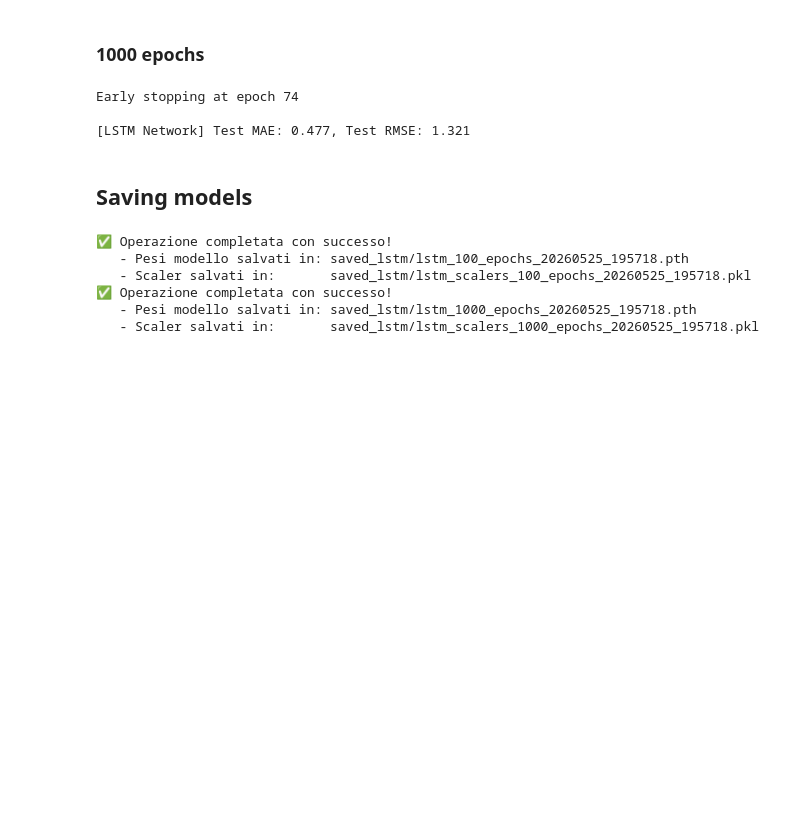
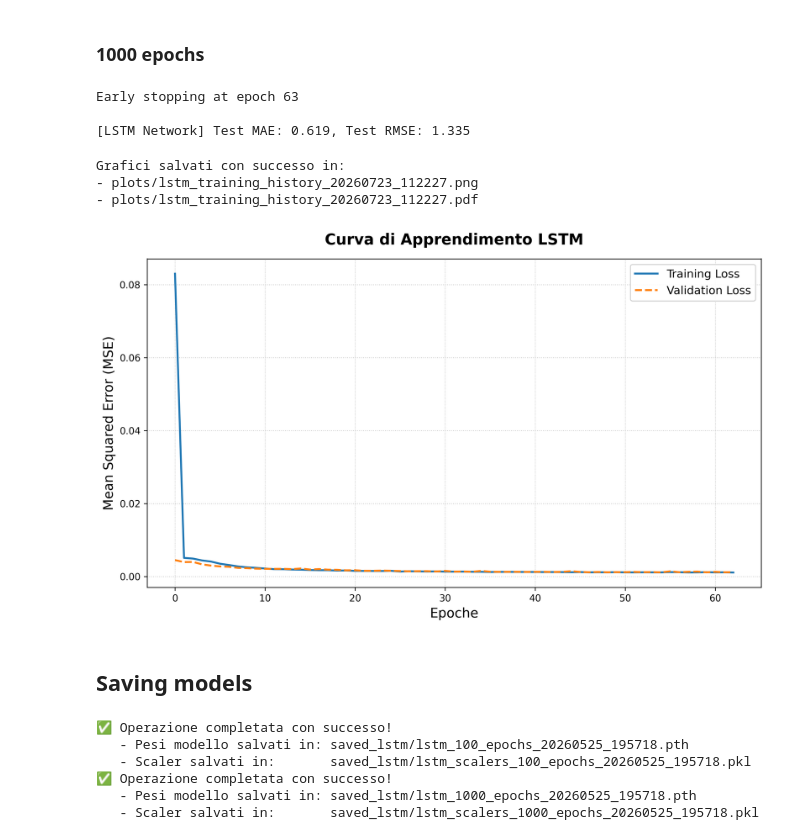
Before and after one commit to Epot12/Lab_XAI, a Jupyter notebook: Lab_XAI_pytorch/flux_pred_main.ipynb, the cells around one changed output. Drawn from its saved outputs; the diff is of its cells as text; code cells hidden in the pictures; blank space fills up the shorter version.

```diff
--- a/Lab_XAI_pytorch/flux_pred_main.ipynb
+++ b/Lab_XAI_pytorch/flux_pred_main.ipynb
@@ -199,7 +200,7 @@ from models.LSTM import *
 trained_lstm_2, device_2, training_history_2 = train_pytorch_model(
     X_train=X_lstm_train,         # I tuoi dati 3D (Campioni, 30, 2)
     y_train=y_train_scaled,       # Il target normalizzato
-    input_dim=2,                  # Flusso solare + Giorno dell'anno
+    input_dim=3,                  # Flusso solare + Giorno dell'anno
     model_class=LSTMRegressor,    # La classe del modello
     epochs=1000,                   # Massimo numero di epoche
     patience=8,                   # Interrompi se la val_loss non migliora per 8 epoche
@@ -226,9 +227,16 @@ rmse_lstm_2 = np.sqrt(mean_squared_error(y_test, y_pred_lstm_2))
 
 print(f"\n[LSTM Network] Test MAE: {mae_lstm_2:.3f}, Test RMSE: {rmse_lstm_2:.3f}")
 # %% [output]
-Early stopping at epoch 74
+Early stopping at epoch 63
 
-[LSTM Network] Test MAE: 0.477, Test RMSE: 1.321
+[LSTM Network] Test MAE: 0.619, Test RMSE: 1.335
+# %%
+plot_and_save_history(training_history_2, save_dir="plots")
+# %% [output]
+Grafici salvati con successo in:
+- plots/lstm_training_history_20260723_112227.png
+- plots/lstm_training_history_20260723_112227.pdf
+[figure, added]
 # %% [markdown]
 ## Saving models
 # %%
```
Also changed, not shown: parts of 6 cells of this notebook.
